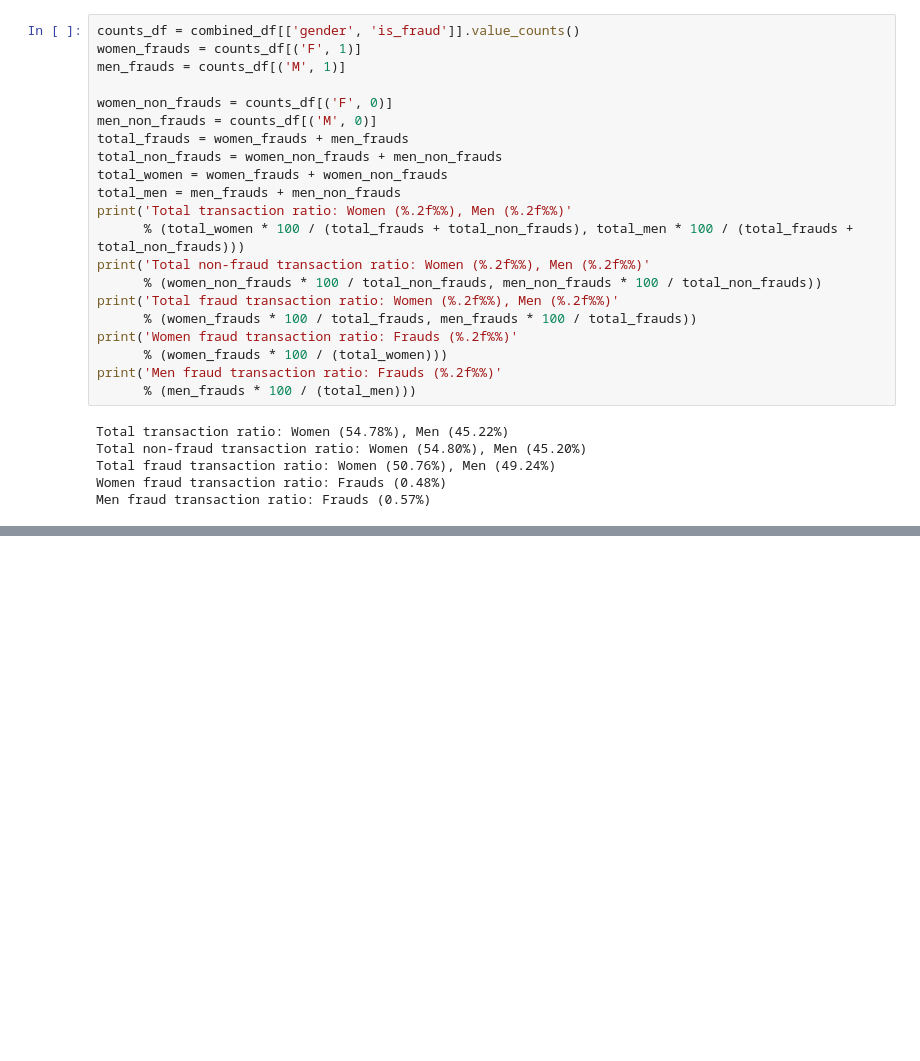
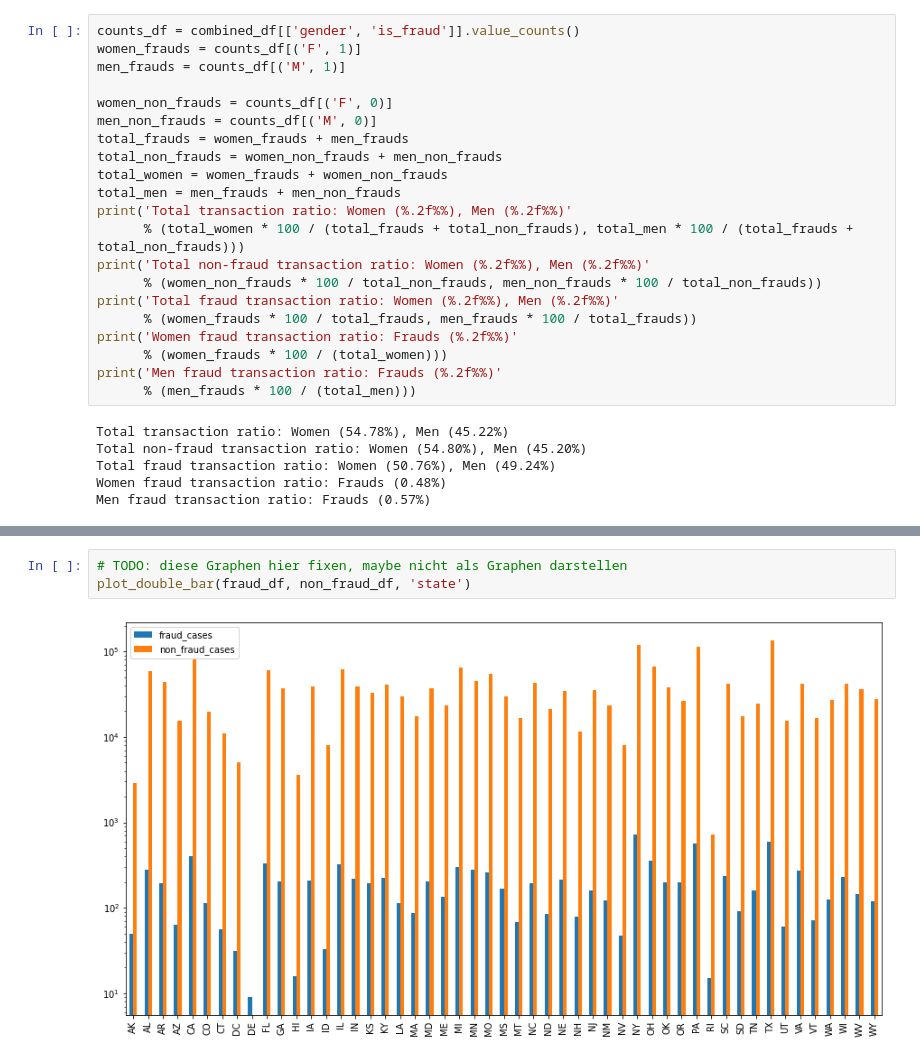
Before and after one commit to ditzlike/emlp_project, a Jupyter notebook: wip_notebook.ipynb, the cells around one changed output, grey strips where cells are left out. Cells and saved outputs as stored; diff of their text form; blank space fills up the shorter version.

```diff
--- a/wip_notebook.ipynb
+++ b/wip_notebook.ipynb
@@ -207,0 +270,5 @@ fraud_df.head()
+# %%
+# TODO: diese Graphen hier fixen, maybe nicht als Graphen darstellen
+plot_double_bar(fraud_df, non_fraud_df, 'state')
+# %% [output]
+[figure, added]
```
Also changed, not shown: parts of 23 cells of this notebook.
